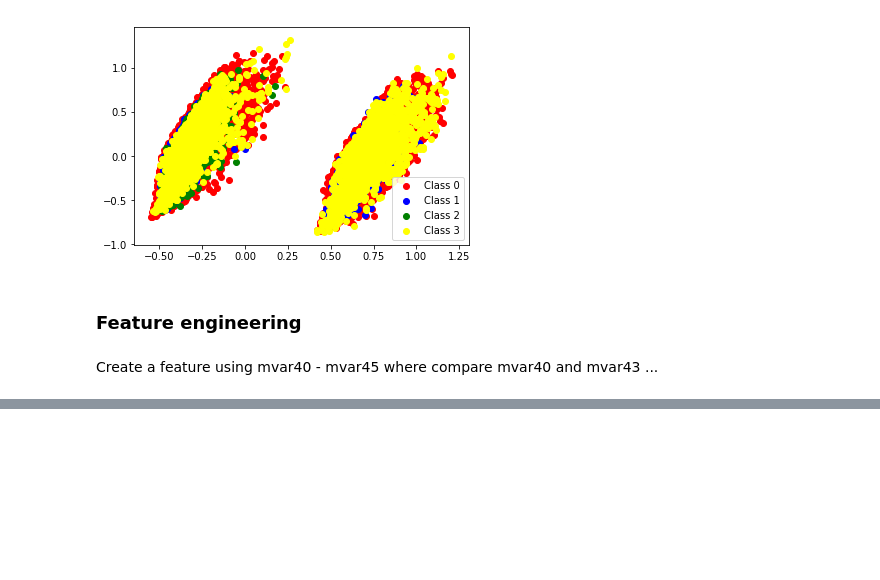
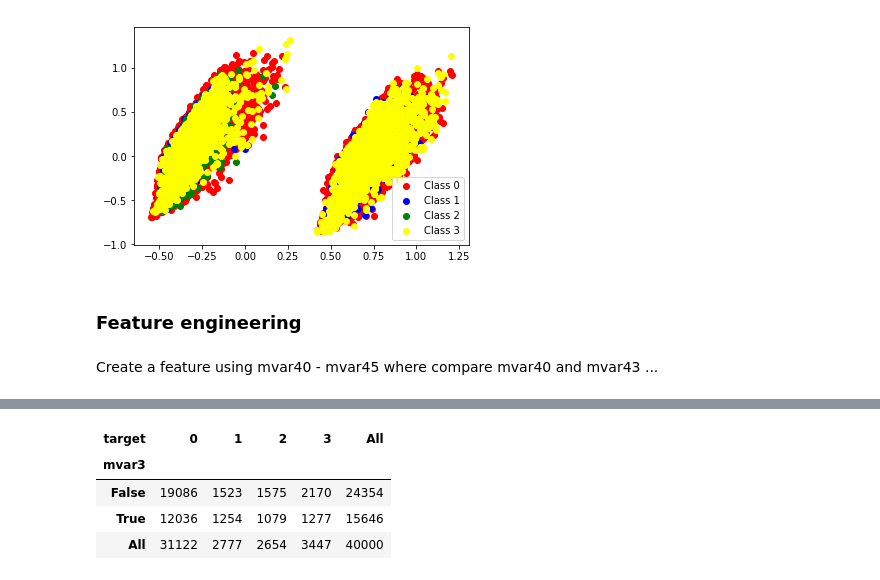
Before and after one commit to rohanchopra/Envible-Analyze-This-2017, a Jupyter notebook: Data-Analysis.ipynb, the cells around one changed output, grey strips where cells are left out. Cells and saved outputs as stored; diff of their text form; code cells hidden in the pictures; blank space fills up the shorter version.

```diff
--- a/Data-Analysis.ipynb
+++ b/Data-Analysis.ipynb
@@ -340,0 +384,8 @@ Create a feature using mvar40 - mvar45 where compare mvar40 and mvar43 ...
+# %%
+pd.crosstab(X.mvar3>0,y, margins=True)
+# %% [output]
+| target | 0 | 1 | 2 | 3 | All |
+| mvar3 |  |  |  |  |  |
+| False | 19086 | 1523 | 1575 | 2170 | 24354 |
+| True | 12036 | 1254 | 1079 | 1277 | 15646 |
+| All | 31122 | 2777 | 2654 | 3447 | 40000 |
```
Also changed, not shown: parts of 6 cells of this notebook.
